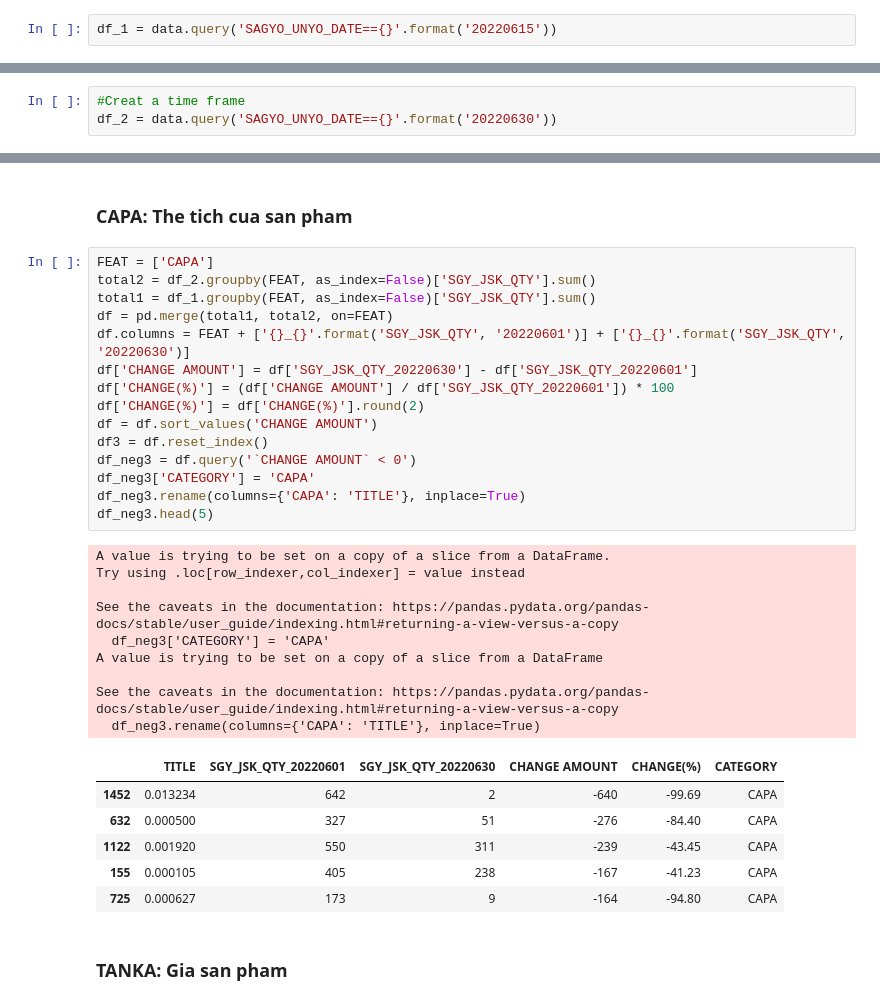
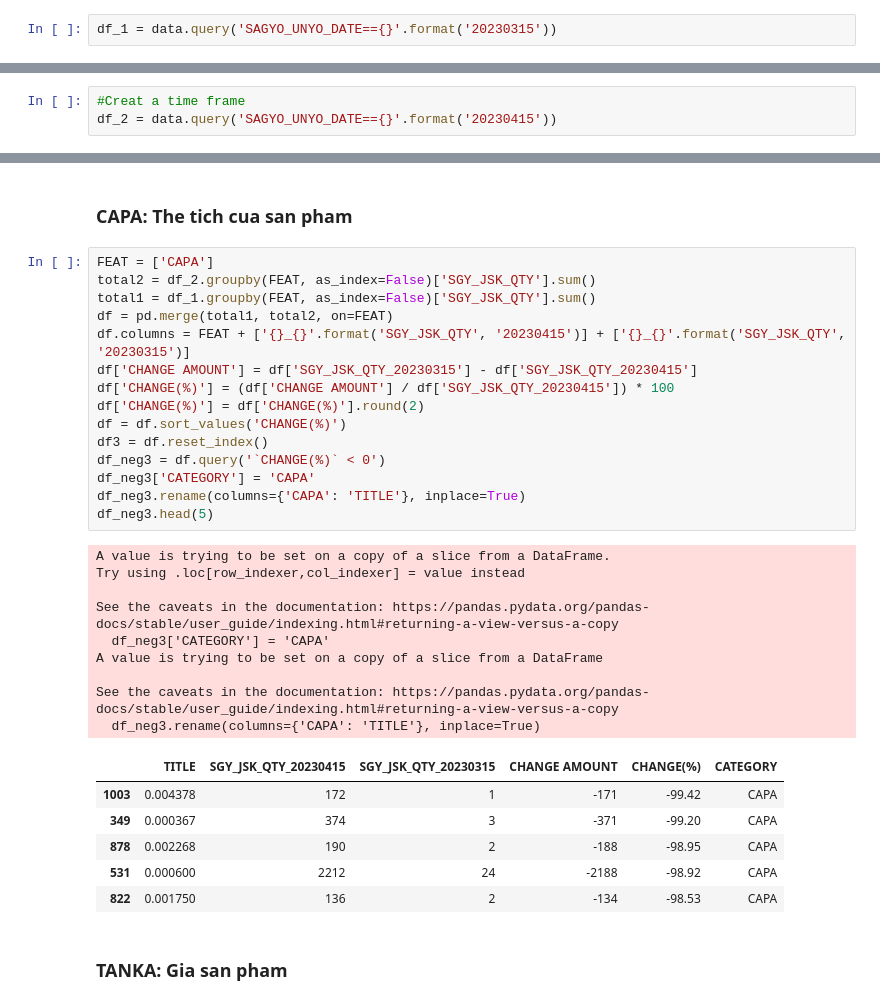
Before and after one commit to NGOHang98/Usee, a Jupyter notebook: Usee.ipynb, the cells around one changed output, grey strips where cells are left out. Cells and saved outputs as stored; diff of their text form.

```diff
--- a/Usee.ipynb
+++ b/Usee.ipynb
@@ -255,12 +255,12 @@ SGY_TM: Thoi diem hang den khi cua do vi ban le, dai ly
 # %% [markdown]
 ### Single date
 # %%
-df_1 = data.query('SAGYO_UNYO_DATE=={}'.format('20220615'))
+df_1 = data.query('SAGYO_UNYO_DATE=={}'.format('20230315'))
 # %% [markdown]
 #### Compare the input date with other specific date
 # %%
 #Creat a time frame
-df_2 = data.query('SAGYO_UNYO_DATE=={}'.format('20220630'))
+df_2 = data.query('SAGYO_UNYO_DATE=={}'.format('20230415'))
 # %% [markdown]
 #### Compare the input date with the previous
 1. vs prev day
@@ -440,34 +439,34 @@ See the caveats in the documentation: https://pandas.pydata.org/pandas-docs/stab
 # %%
 FEAT = ['CAPA']
 total2 = df_2.groupby(FEAT, as_index=False)['SGY_JSK_QTY'].sum()
 total1 = df_1.groupby(FEAT, as_index=False)['SGY_JSK_QTY'].sum()
 df = pd.merge(total1, total2, on=FEAT)
-df.columns = FEAT + ['{}_{}'.format('SGY_JSK_QTY', '20220601')] + ['{}_{}'.format('SGY_JSK_QTY', '20220630')]
-df['CHANGE AMOUNT'] = df['SGY_JSK_QTY_20220630'] - df['SGY_JSK_QTY_20220601']
-df['CHANGE(%)'] = (df['CHANGE AMOUNT'] / df['SGY_JSK_QTY_20220601']) * 100
+df.columns = FEAT + ['{}_{}'.format('SGY_JSK_QTY', '20230415')] + ['{}_{}'.format('SGY_JSK_QTY', '20230315')]
+df['CHANGE AMOUNT'] = df['SGY_JSK_QTY_20230315'] - df['SGY_JSK_QTY_20230415']
+df['CHANGE(%)'] = (df['CHANGE AMOUNT'] / df['SGY_JSK_QTY_20230415']) * 100
 df['CHANGE(%)'] = df['CHANGE(%)'].round(2)
-df = df.sort_values('CHANGE AMOUNT')
+df = df.sort_values('CHANGE(%)')
 df3 = df.reset_index()
-df_neg3 = df.query('`CHANGE AMOUNT` < 0')
+df_neg3 = df.query('`CHANGE(%)` < 0')
 df_neg3['CATEGORY'] = 'CAPA'
 df_neg3.rename(columns={'CAPA': 'TITLE'}, inplace=True)
 df_neg3.head(5)
 # %% [output]
 A value is trying to be set on a copy of a slice from a DataFrame.
 Try using .loc[row_indexer,col_indexer] = value instead
 
 See the caveats in the documentation: https://pandas.pydata.org/pandas-docs/stable/user_guide/indexing.html#returning-a-view-versus-a-copy
   df_neg3['CATEGORY'] = 'CAPA'
 A value is trying to be set on a copy of a slice from a DataFrame
 
 See the caveats in the documentation: https://pandas.pydata.org/pandas-docs/stable/user_guide/indexing.html#returning-a-view-versus-a-copy
   df_neg3.rename(columns={'CAPA': 'TITLE'}, inplace=True)
-|  | TITLE | SGY_JSK_QTY_20220601 | SGY_JSK_QTY_20220630 | CHANGE AMOUNT | CHANGE(%) | CATEGORY |
-| 1452 | 0.013234 | 642 | 2 | -640 | -99.69 | CAPA |
-| 632 | 0.000500 | 327 | 51 | -276 | -84.40 | CAPA |
-| 1122 | 0.001920 | 550 | 311 | -239 | -43.45 | CAPA |
-| 155 | 0.000105 | 405 | 238 | -167 | -41.23 | CAPA |
-| 725 | 0.000627 | 173 | 9 | -164 | -94.80 | CAPA |
+|  | TITLE | SGY_JSK_QTY_20230415 | SGY_JSK_QTY_20230315 | CHANGE AMOUNT | CHANGE(%) | CATEGORY |
+| 1003 | 0.004378 | 172 | 1 | -171 | -99.42 | CAPA |
+| 349 | 0.000367 | 374 | 3 | -371 | -99.20 | CAPA |
+| 878 | 0.002268 | 190 | 2 | -188 | -98.95 | CAPA |
+| 531 | 0.000600 | 2212 | 24 | -2188 | -98.92 | CAPA |
+| 822 | 0.001750 | 136 | 2 | -134 | -98.53 | CAPA |
 # %% [markdown]
 ### TANKA: Gia san pham
 # %%
```
Also changed, not shown: parts of 7 cells of this notebook.
